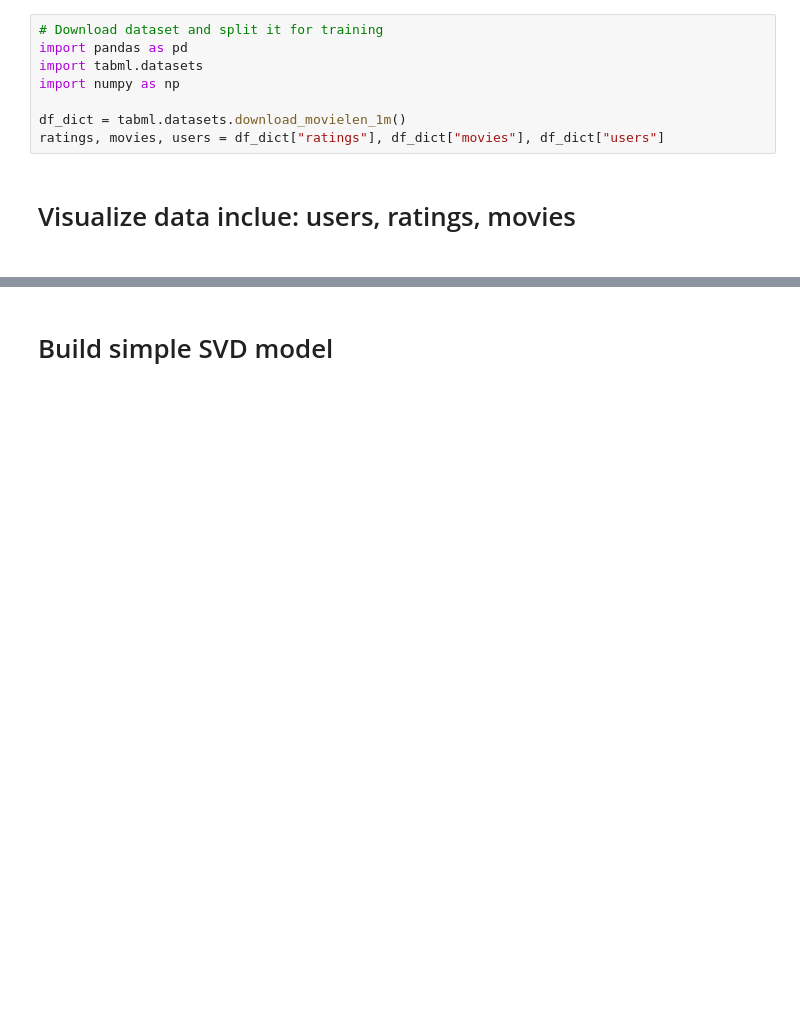
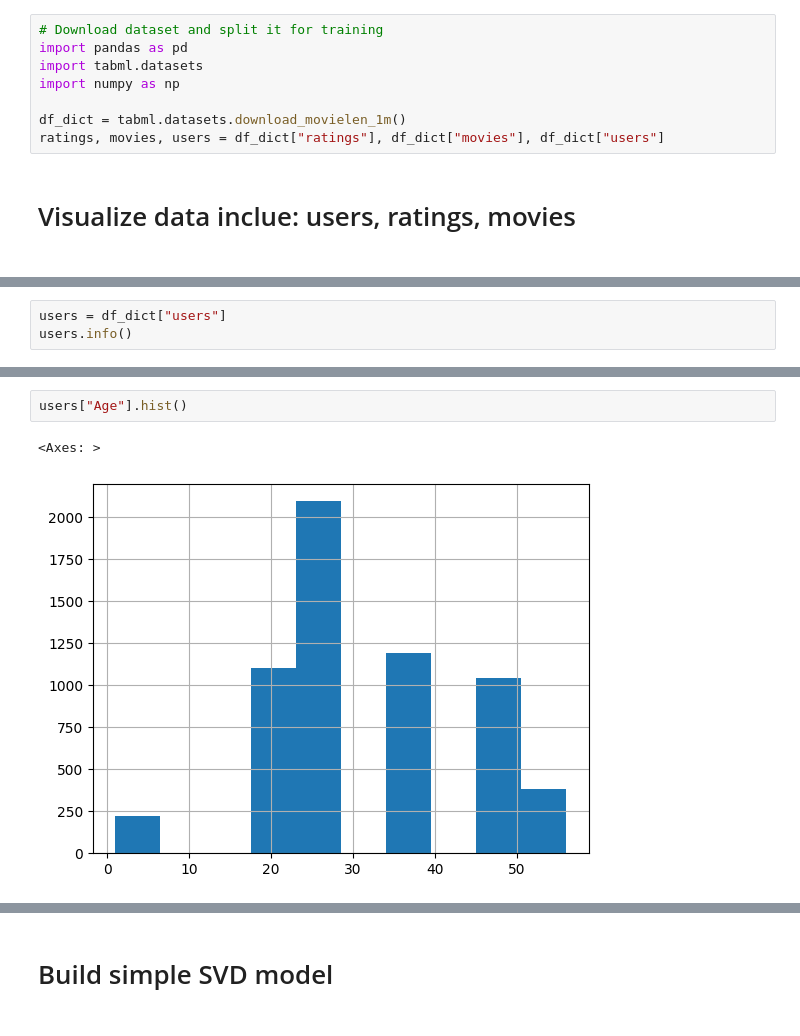
Before and after one commit to TuanTony5/Recommender-System, a Jupyter notebook: Sim_SVD.ipynb, the cells around one changed output, grey strips where cells are left out. Cells and saved outputs as stored; diff of their text form; blank space fills up the shorter version.

```diff
--- a/Sim_SVD.ipynb
+++ b/Sim_SVD.ipynb
@@ -14,0 +69,3 @@ ratings, movies, users = df_dict["ratings"], df_dict["movies"], df_dict["users"]
+# %%
+users = df_dict["users"]
+users.info()
@@ -14,0 +92,5 @@ ratings, movies, users = df_dict["ratings"], df_dict["movies"], df_dict["users"]
+# %%
+users["Age"].hist()
+# %% [output]
+<Axes: >
+[figure, added]
```
Also changed, not shown: parts of 19 cells of this notebook.
